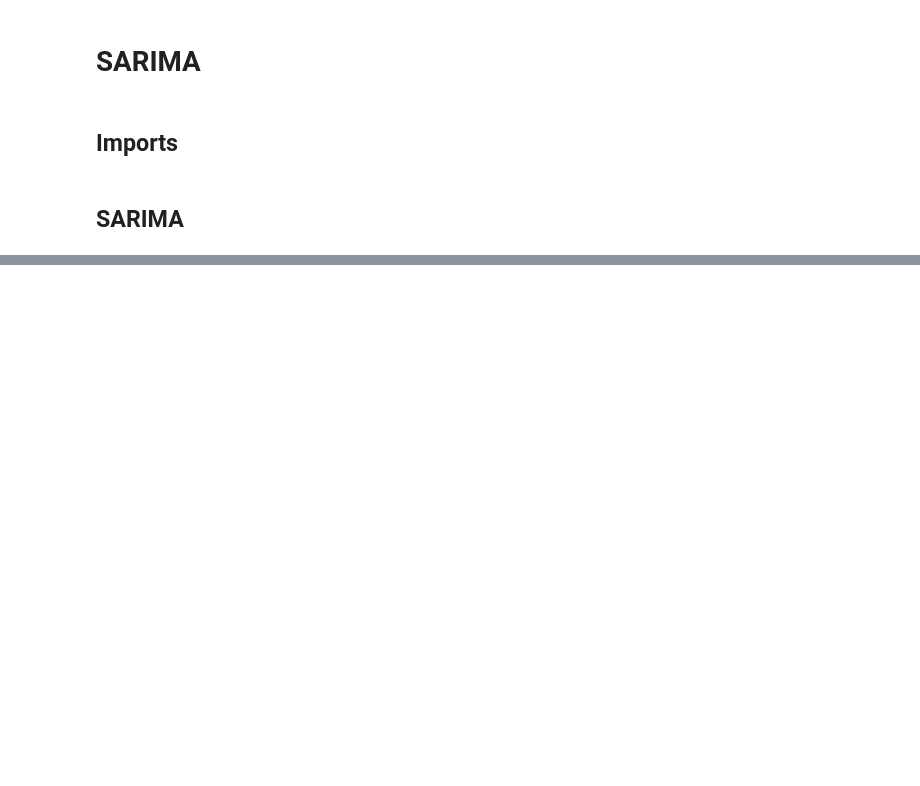
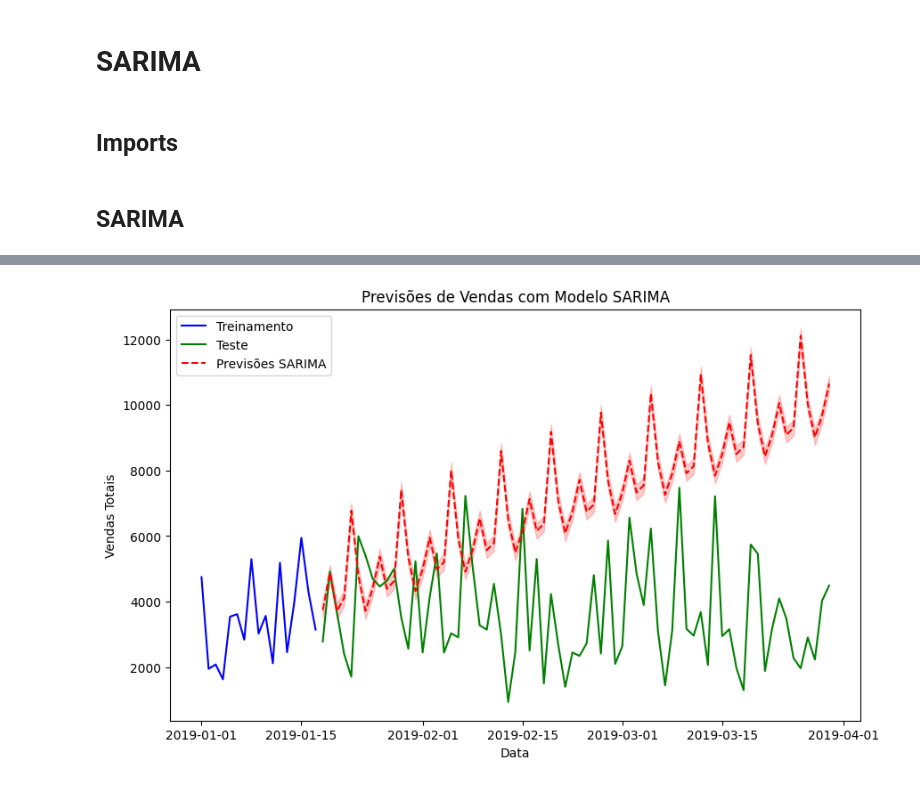
Before and after one commit to Kiwiabacaxi/Desafio-Grao, a Jupyter notebook: jupyter/pred_model_SARIMA.ipynb, the cells around one changed output, grey strips where cells are left out. Saved outputs shown, nothing was run; the diff lists cells and outputs as text; code cells hidden in the pictures; blank space fills up the shorter version.

Commit message:
feat: add new model

```diff
--- a/jupyter/pred_model_SARIMA.ipynb
+++ b/jupyter/pred_model_SARIMA.ipynb
@@ -16,2 +13,6 @@ df = pd.read_csv("../data/commerce_dataset.csv", sep=";")
+# %%
+# Converter a coluna 'dtme' para datetime e definir como índice do DataFrame
+df['dtme'] = pd.to_datetime(df['dtme'])
+df.set_index('dtme', inplace=True)
 # %% [markdown]
 ## SARIMA
@@ -97,0 +19,22 @@ plt.show()
+# %%
+# Aggregate sales data by day
+daily_sales = df['total'].resample('D').sum()
+
+# Split the data into 20% training and 80% testing
+split_point = int(len(daily_sales) * 0.2)
+train_data, test_data = daily_sales[:split_point], daily_sales[split_point:]
+
+# Define new SARIMA parameters
+p, d, q = 2, 1, 2  # Non-seasonal components
+P, D, Q, m = 1, 1, 2, 7  # Seasonal components
+
+# Initialize and fit the SARIMA model
+model = SARIMAX(train_data, order=(p, d, q), seasonal_order=(P, D, Q, m))
+model_fit = model.fit()
+
+# Forecast on the test dataset
+forecast = model_fit.get_forecast(steps=len(test_data))
+forecast_mean = forecast.predicted_mean
+
+# Summary of the model
+model_fit.summary()
@@ -97,0 +84,19 @@ plt.show()
+# %%
+# Realizar previsões com o modelo ajustado
+pred_start_date = test_data.index[0]
+pred_end_date = test_data.index[-1]
+predictions = model_fit.predict(start=pred_start_date, end=pred_end_date)
+
+# Plotar os dados reais e as previsões
+plt.figure(figsize=(10, 6))
+plt.plot(train_data.index, train_data, label='Treinamento', color='blue')
+plt.plot(test_data.index, test_data, label='Teste', color='green')
+plt.plot(predictions.index, predictions, label='Previsões SARIMA', color='red', linestyle='--')
+plt.fill_between(predictions.index, predictions - predictions.sem(), predictions + predictions.sem(), color='red', alpha=0.2)
+plt.legend()
+plt.title('Previsões de Vendas com Modelo SARIMA')
+plt.xlabel('Data')
+plt.ylabel('Vendas Totais')
+plt.show()
+# %% [output]
+[figure, added]
```
Also changed, not shown: parts of 6 cells of this notebook, 1 other file.
